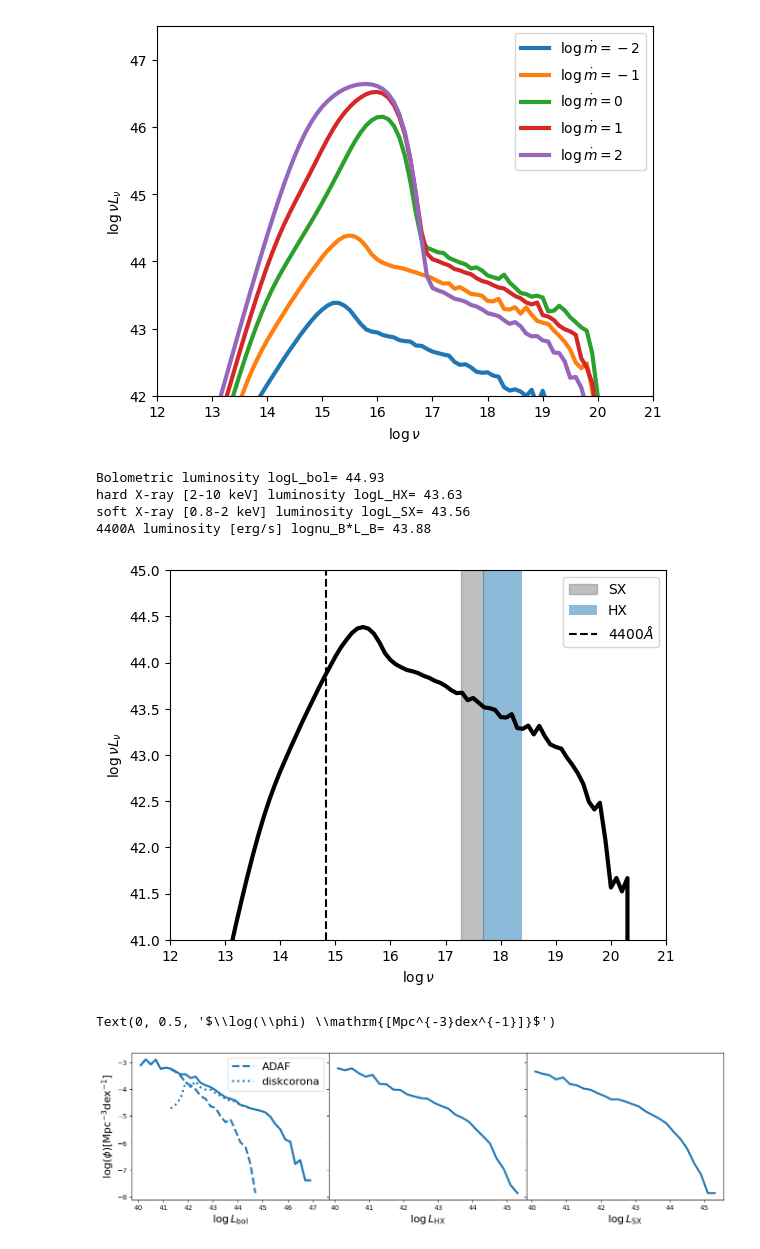
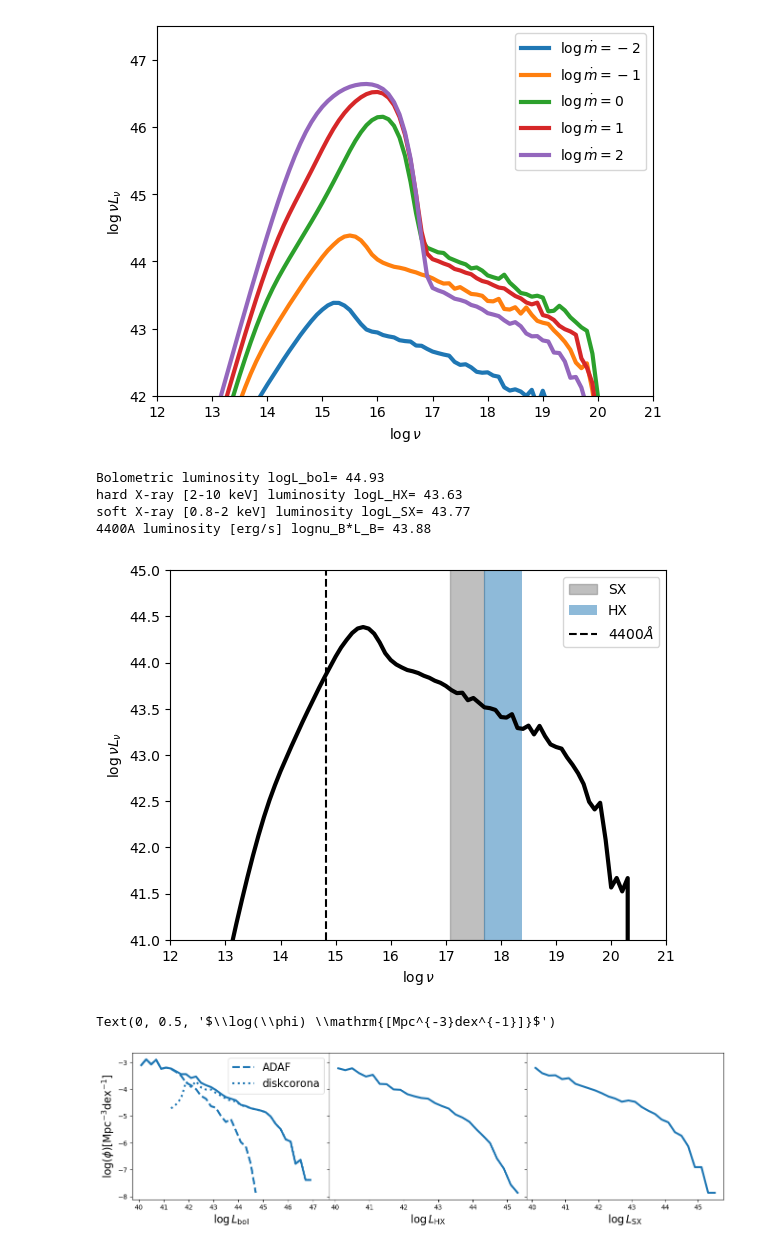
Before and after one commit to SuTong1999/agnSED, a Jupyter notebook: example/example.ipynb, the cells around one changed output. Saved outputs shown, nothing was run; the diff lists cells and outputs as text; code cells hidden in the pictures.

```diff
--- a/example/example.ipynb
+++ b/example/example.ipynb
@@ -62,36 +62,36 @@ import astropy.constants as const
 sed = agnSED.SED(logm=8, logmdot=-1)
 
 logLbol = agnSED.Bolometric(np.array([[8, -1]]), component=False)[0]  # calculate bolometric luminosy
 
 ev2f = (u.eV/const.h).cgs.value
 lognu_HX0 = np.log10(2e3 * ev2f)
 lognu_HX1 = np.log10(1e4 * ev2f)
-lognu_SX0 = np.log10(800 * ev2f)
+lognu_SX0 = np.log10(500 * ev2f)
 lognu_SX1 = np.log10(2e3 * ev2f)
 logLHX = agnSED.Photometric(np.array([[8, -1]]), lognu0=lognu_HX0, lognu1=lognu_HX1, component=False)[0]  # calculate hard X-ray [2-10 keV] luminosity
 logLSX = agnSED.Photometric(np.array([[8, -1]]), lognu0=lognu_SX0, lognu1=lognu_SX1, component=False)[0]  # calculate soft X-ray [0.8-2 keV] luminosity
 logLB = agnSED.LuminosityPerHerz(np.array([[8, -1]]), lognu0=np.log10(3e8/4400e-10), component=False)[0]  # calculate 4400A luminosity (in erg/s/HZ)
 
 plt.plot(agnSED.lognu, agnSED.lognu+sed, lw=3, c='k')
 plt.axvspan(xmin=lognu_SX0, xmax=lognu_SX1, ymin=0, ymax=100, label='SX', alpha=0.5, color='grey')
 plt.axvspan(xmin=lognu_HX0, xmax=lognu_HX1, ymin=0, ymax=100, label='HX', alpha=0.5)
 plt.axvline(x=np.log10(3e8/4400e-10), ymin=0, ymax=100, c='k', ls='--', label=r'4400$\AA$')
 plt.ylim((41, 45))
 plt.xlim((12, 21))
 plt.legend()
 plt.xlabel(r'$\log{\nu}$')
 plt.ylabel(r'$\log{\nu L_\nu}$')
 
 print('Bolometric luminosity logL_bol=', round(logLbol,2))
 print('hard X-ray [2-10 keV] luminosity logL_HX=', round(logLHX,2))
 print('soft X-ray [0.8-2 keV] luminosity logL_SX=', round(logLSX,2))
 print('4400A luminosity [erg/s] lognu_B*L_B=', round(logLB+np.log10(3e8/4400e-10), 2))
 # %% [output]
 Bolometric luminosity logL_bol= 44.93
 hard X-ray [2-10 keV] luminosity logL_HX= 43.63
-soft X-ray [0.8-2 keV] luminosity logL_SX= 43.56
+soft X-ray [0.8-2 keV] luminosity logL_SX= 43.77
 4400A luminosity [erg/s] lognu_B*L_B= 43.88
-[figure, old version]
+[figure, new version]
 # %%
 # calculate bolometric, HX, SX luminosity functions
 # this file contains binned-up BH mass-BHAR pairs at redshift zero, taken from the H15 Lgalaxies catalogue used in Su et al.2024
@@ -135,4 +135,4 @@ axs[2].set_xlabel(r'$\log{L_\mathrm{SX}}$', fontsize=16)
 axs[0].set_ylabel(r'$\log(\phi) \mathrm{[Mpc^{-3}dex^{-1}]}$', fontsize=16)
 # %% [output]
 Text(0, 0.5, '$\\log(\\phi) \\mathrm{[Mpc^{-3}dex^{-1}]}$')
-[figure, old version]
+[figure, new version]
```
Also changed, not shown: parts of 1 cell of this notebook, 6 other files.
